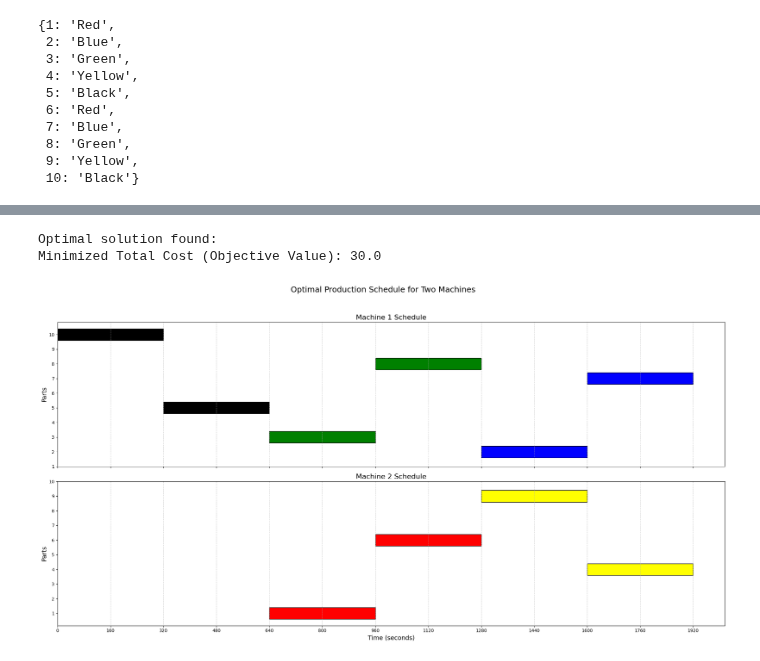
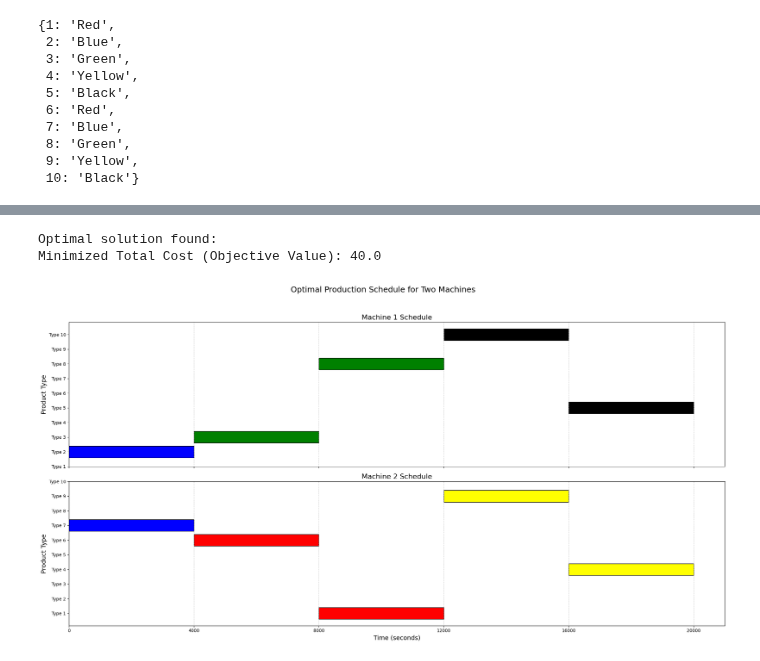
Before and after one commit to emrekuruu/Production_Planning, a Jupyter notebook: demo.ipynb, the cells around one changed output, grey strips where cells are left out. Cells and saved outputs as stored; diff of their text form; code cells hidden in the pictures.

```diff
--- a/demo.ipynb
+++ b/demo.ipynb
@@ -22,7 +22,7 @@ Academic license - for non-commercial use only - expires 2025-11-11
 # %%
 # Parameters
 num_parts = 10     # Number of parts
-demand = {p: 4 for p in range(1, num_parts + 1)}
+demand = {p: 50 for p in range(1, num_parts + 1)}
 
 parts_colors = {
     1: 'Red',
@@ -42,8 +42,10 @@ color_cost = {
     'Blue': 10,
     'Green': 10,
     'Yellow': 10,
-    'Black': 10
-}
+    'Black': 10,
+    "Pink": 10,
+    "Purple": 10,
+    }
 
 unit_production_time = {
     1: 1,
@@ -58,7 +60,8 @@ unit_production_time = {
     10: 1
 }
 
-max_time = 24
+max_time_machine_A = 299
+max_time_machine_B = 299
 # %%
 parts_colors
 # %% [output]
@@ -183,12 +186,20 @@ for p in range(1, num_parts + 1):
                     name=f"No_Overlap_Same_Machine_{p}_{p_prime}_Machine_{m}"
                 )
 
-# Ensure no part's end time exceeds the maximum allowed time
+
+# Ensure no end time goes past max_time_machine_A for all parts on machine A
 for p in range(1, num_parts + 1):
     model.addConstr(
-        end_times[p] <= max_time,
-        name=f"Max_Time_Limit_{p}"
+        end_times[p] <= max_time_machine_A + big_M * (1 - machine_assignment[p, 1]),
+        name=f"Max_Time_Machine_A_{p}"
     )
+
+# Ensure no end time goes past max_time_machine_A for all parts on machine A
+for p in range(1, num_parts + 1):
+    model.addConstr(
+        end_times[p] <= max_time_machine_B + big_M * (1 - machine_assignment[p, 2]),
+        name=f"Max_Time_Machine_A_{p}"
+    )
 # %%
 # Set model parameters if necessary, e.g., setting the feasibility tolerance
 model.setParam("IntFeasTol", 1e-9)
@@ -277,38 +289,40 @@ if model.status == GRB.OPTIMAL:
         'Yellow': 'yellow',
         'Black': 'black',
         'Purple': 'purple',
-        'Orange': 'orange'
+        'Orange': 'orange',
+        'Pink': 'pink',
     }
 
     # Iterate through parts to plot on the appropriate machine's subplot
     for m in machines:
         ax = axs[m - 1]  # Subplot for each machine (Machine 1 and Machine 2)
         for p in range(1, num_parts + 1):
             # Check if part p is assigned to machine m
             if machine_assignment[p, m].X > 0.5:  # Assigned to machine m
                 part_color = color_map[parts_colors[p]]
                 # Plot part p on machine m's subplot
                 ax.barh(p, (end_times_values[p] - start_times_values[p]) * 80,
                         left=start_times_values[p] * 80, color=part_color,
                         edgecolor='black', label=parts_colors[p] if p == 1 else "")
 
         # Customize each subplot
         ax.set_title(f"Machine {m} Schedule", fontsize=16)
-        ax.set_ylabel("Parts", fontsize=14)
+        ax.set_ylabel("Product Type", fontsize=14)
         ax.set_yticks(range(1, num_parts + 1))
+        ax.set_yticklabels([f'Type {i}' for i in range(1, num_parts + 1)])
         ax.grid(axis='x', linestyle='--', alpha=0.7)
 
     # Set common labels
     plt.xlabel("Time (seconds)", fontsize=14)
-    plt.xticks(np.arange(0, (max(end_times_values.values()) + 1) * 80, 160))  # Adjust x-tick intervals for seconds
+    plt.xticks(np.arange(0, (max(end_times_values.values()) + 1) * 80, 80 * max(demand.values())))  # Adjust x-tick intervals for seconds
     fig.suptitle("Optimal Production Schedule for Two Machines", fontsize=18)
     plt.tight_layout(rect=[0, 0.03, 1, 0.95])  # Adjust layout for title space
 
     # Save the plot as an image file
     plt.savefig("optimal_production_schedule.png")
 else:
     print("No optimal solution found.")
 # %% [output]
 Optimal solution found:
-Minimized Total Cost (Objective Value): 30.0
+Minimized Total Cost (Objective Value): 40.0
-[figure, old version]
+[figure, new version]
```
Also changed, not shown: parts of 3 cells of this notebook, 2 other files.
